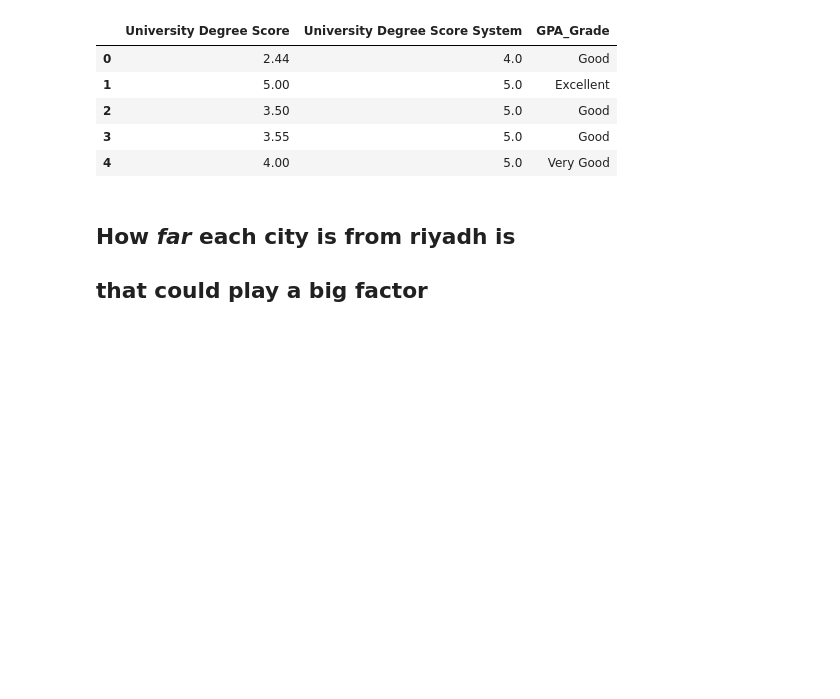
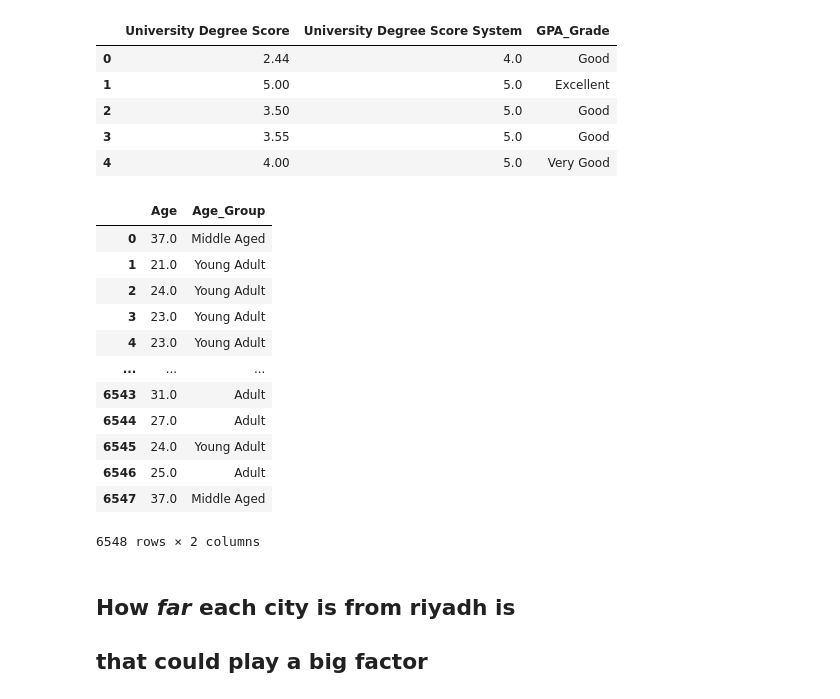
Before and after one commit to HamadALshabanah/Tuwaiq-Kaggle, a Jupyter notebook: feature_engineering(H)_M.ipynb, the cells around one changed output. Cells and saved outputs as stored; diff of their text form; code cells hidden in the pictures; blank space fills up the shorter version.

```diff
--- a/feature_engineering(H)_M.ipynb
+++ b/feature_engineering(H)_M.ipynb
@@ -71,6 +71,15 @@ def classify_gpa(score, system):
             return "Excellent"
         else:
             return "Not Applicable"
+    elif system == 100:
+        if 60 <= score <= 69:
+            return "Acceptable"
+        elif 70 <= score <= 79:
+            return "Good"
+        elif 80 <= score <= 89:
+            return "Very Good"
+        elif 90 <= score <= 100:
+            return "Excellent"
     else:
         return "Unknown System"
 
@@ -84,6 +93,41 @@ train_df_c[['University Degree Score', 'University Degree Score System', 'GPA_Gr
 | 2 | 3.50 | 5.0 | Good |
 | 3 | 3.55 | 5.0 | Good |
 | 4 | 4.00 | 5.0 | Very Good |
+# %%
+def classify_age(age):
+    if 0 <= age <= 12:
+        return "Child"
+    elif 13 <= age <= 19:
+        return "Teen"
+    elif 20 <= age <= 24:
+        return "Young Adult"
+    elif 25 <= age <= 34:
+        return "Adult"
+    elif 35 <= age <= 49:
+        return "Middle Aged"
+    elif 50 <= age <= 59:
+        return "Pre-Senior"
+    elif age >= 60:
+        return "Senior"
+    else:
+        return "Invalid Age"
+
+train_df_c['Age_Group'] = train_df_c.apply(lambda x: classify_age(x['Age']), axis=1)
+train_df_c[['Age', 'Age_Group']]
+# %% [output]
+|  | Age | Age_Group |
+| 0 | 37.0 | Middle Aged |
+| 1 | 21.0 | Young Adult |
+| 2 | 24.0 | Young Adult |
+| 3 | 23.0 | Young Adult |
+| 4 | 23.0 | Young Adult |
+| ... | ... | ... |
+| 6543 | 31.0 | Adult |
+| 6544 | 27.0 | Adult |
+| 6545 | 24.0 | Young Adult |
+| 6546 | 25.0 | Adult |
+| 6547 | 37.0 | Middle Aged |
+6548 rows × 2 columns
 # %% [markdown]
 ## How ***far*** each city is from riyadh is
 ## that could play a big factor
```
Also changed, not shown: parts of 11 cells of this notebook.
